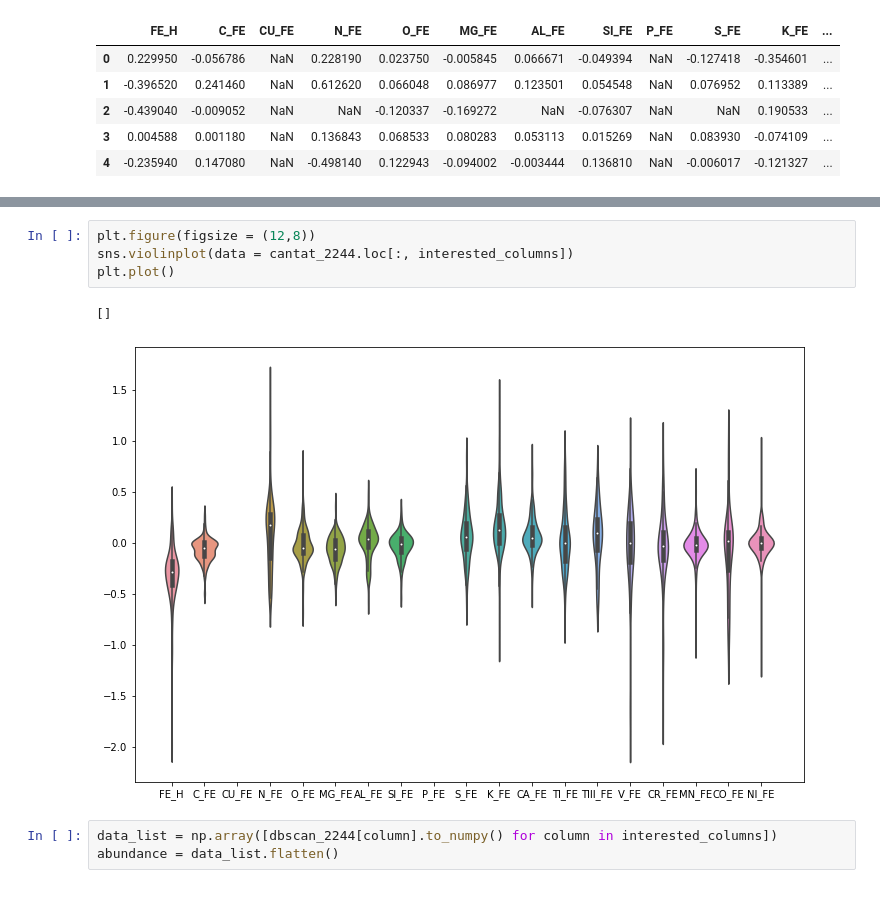
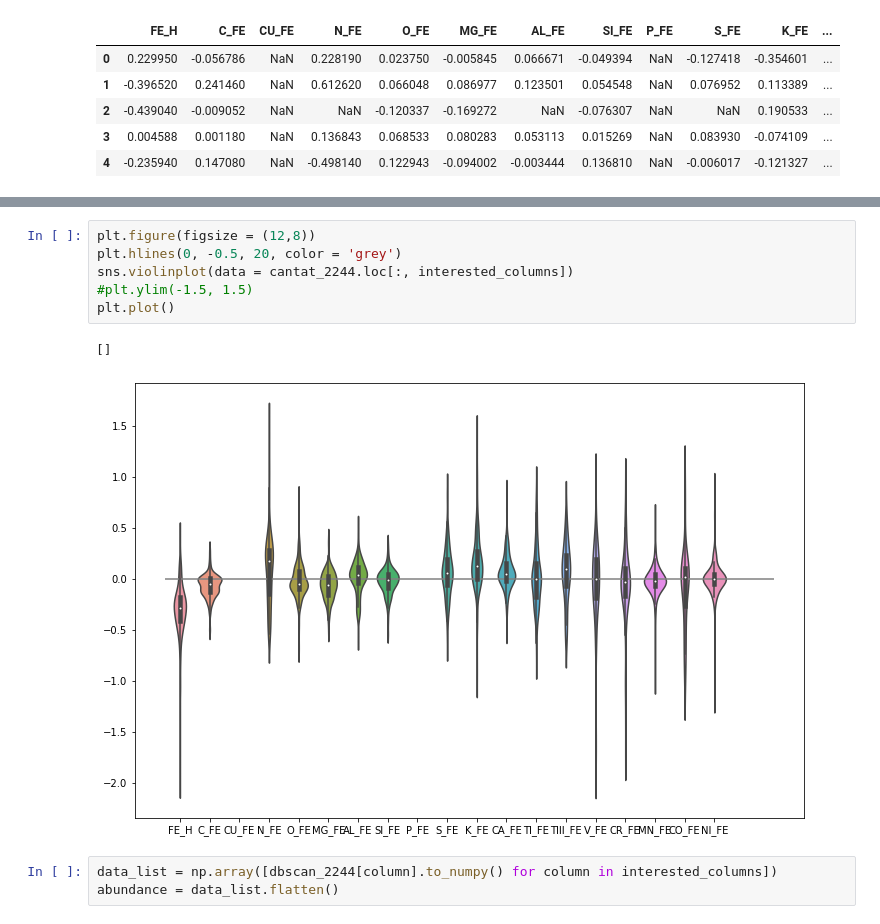
Before and after one commit to mahmud-nobe/GMM_membership, a Jupyter notebook: DBSCAN/DBSCAN Paper/Apogee_Analysis.ipynb, the cells around one changed output, grey strips where cells are left out. Saved outputs shown, nothing was run; the diff lists cells and outputs as text.

```diff
--- a/DBSCAN/DBSCAN Paper/Apogee_Analysis.ipynb
+++ b/DBSCAN/DBSCAN Paper/Apogee_Analysis.ipynb
@@ -48,10 +50,12 @@ plt.plot()
 # %%
 plt.figure(figsize = (12,8))
+plt.hlines(0, -0.5, 20, color = 'grey')
 sns.violinplot(data = cantat_2244.loc[:, interested_columns])
+#plt.ylim(-1.5, 1.5)
 plt.plot()
 # %% [output]
 []
-[figure, old version]
+[figure, new version]
 # %%
 data_list = np.array([dbscan_2244[column].to_numpy() for column in interested_columns])
 abundance = data_list.flatten()
```
Also changed, not shown: parts of 6 cells of this notebook.
